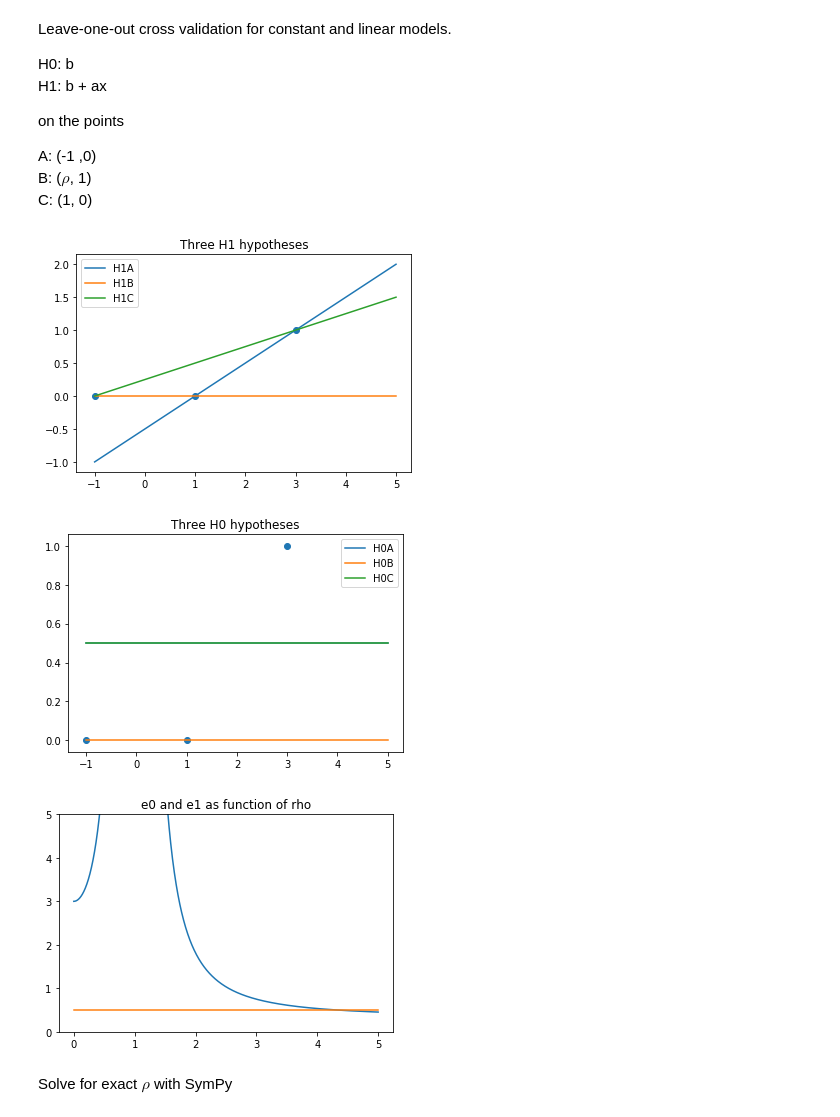
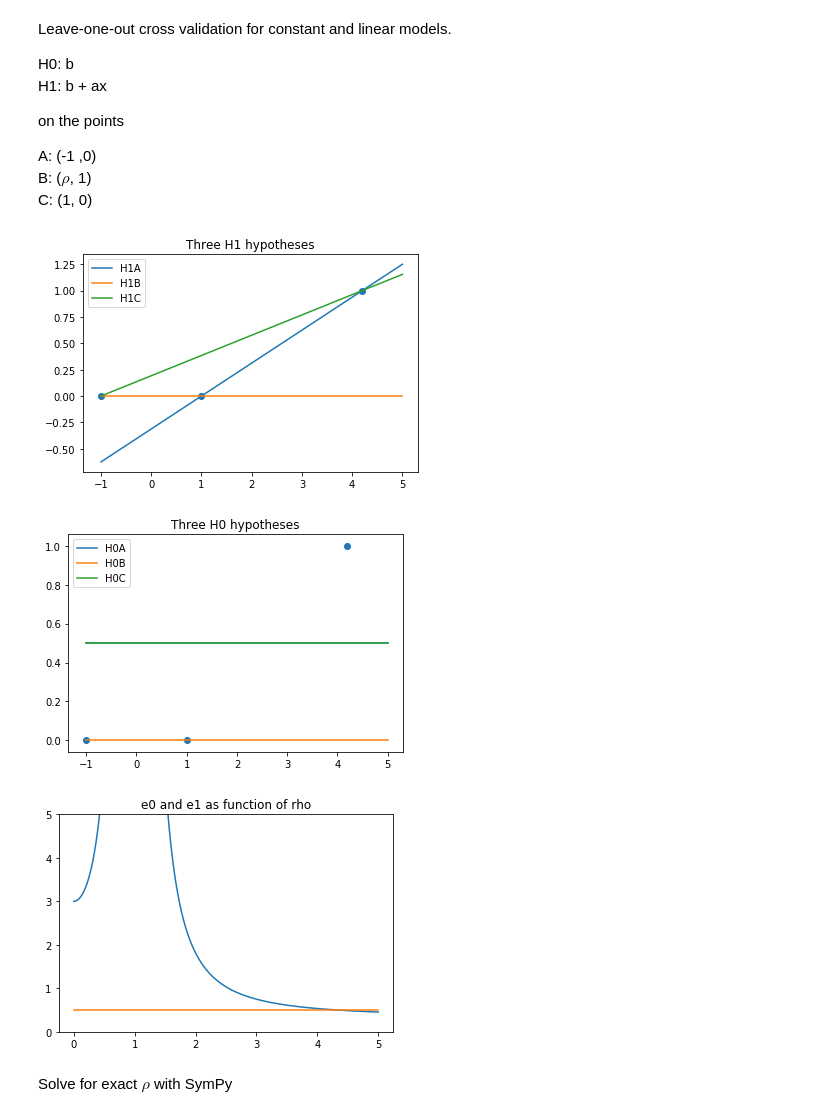
Before and after one commit to roessland/learning-from-data, a Jupyter notebook: homework-7/LFD-LW7.ipynb, the cells around one changed output. Drawn from its saved outputs; the diff is of its cells as text; code cells hidden in the pictures.

```diff
--- a/homework-7/LFD-LW7.ipynb
+++ b/homework-7/LFD-LW7.ipynb
@@ -198,7 +198,7 @@ A: (-1 ,0)
 B: ($\rho$, 1)
 C: (1, 0)
 # %%
-rho = 3
+rho = 4.2
 
 xA, yA = -1, 0
 xB, yB = rho, 1
@@ -220,35 +220,35 @@ def h1B(x):
     return 0
 
 def h1C(x):
     return (x+1)/(1+rho)
 
 plt.title("Three H1 hypotheses")
 plt.plot([-1, 5], [h1A(-1), h1A(5)])
 plt.plot([-1, 5], [h1B(-1), h1B(5)])
 plt.plot([-1, 5], [h1C(-1), h1C(5)])
 plt.legend(["H1A", "H1B", "H1C"])
 plt.scatter([xA, xB, xC], [yA, yB, yC])
 plt.show()
 
 plt.title("Three H0 hypotheses")
 plt.plot([-1, 5], [h0A(-5), h0A(5)])
 plt.plot([-1, 5], [h0B(-5), h0B(4)])
 plt.plot([-1, 5], [h0C(-5), h0C(5)])
 plt.legend(["H0A", "H0B", "H0C"])
 plt.scatter([xA, xB, xC], [yA, yB, yC])
 plt.show()
 
 plt.title("e0 and e1 as function of rho")
 rr = np.linspace(0, 5, 1000)
 e0 = 1/2
 e1 = 1/3 * (1 + 4/(1-rr)**2 + 4/(1+rr)**2)
 plt.plot(rr, e1)
 plt.plot([0, 5], [e0, e0])
 plt.ylim([0, 5])
 plt.show()
 # %% [output]
-[figure, old version]
+[figure, new version]
-[figure, old version]
+[figure, new version]
 [figure]
 # %% [markdown]
 Solve for exact $\rho$ with SymPy
```
Also changed, not shown: parts of 18 cells of this notebook.
